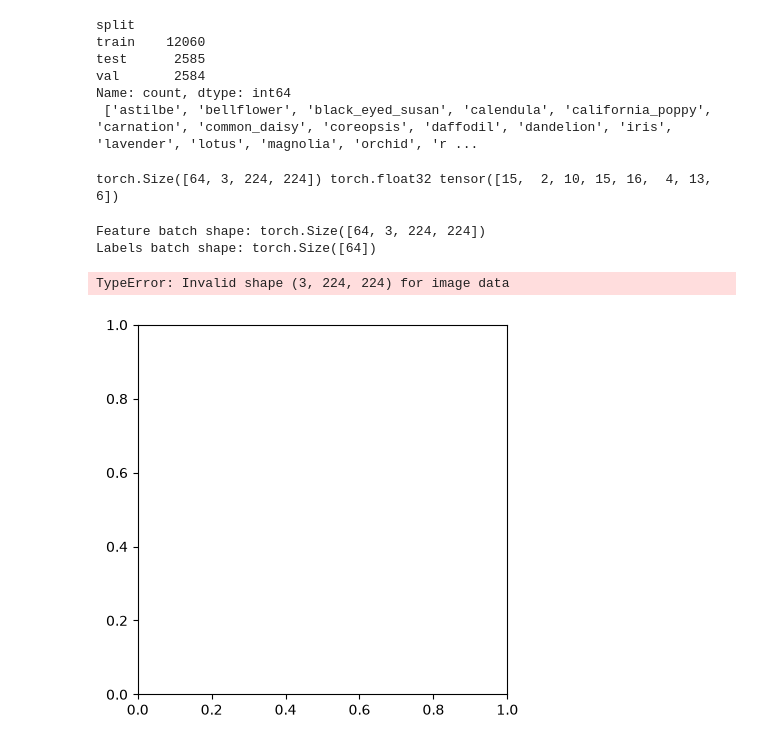
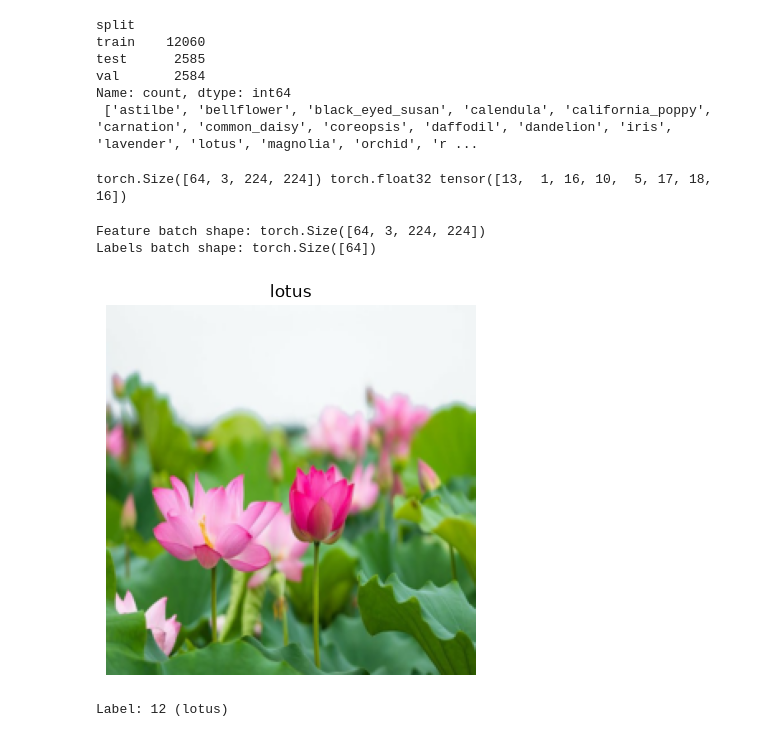
Before and after one commit to 184952/BloMLster, a Jupyter notebook: notebooks/yaboi.ipynb, the cells around one changed output. Drawn from its saved outputs; the diff is of its cells as text; code cells hidden in the pictures.

```diff
--- a/notebooks/yaboi.ipynb
+++ b/notebooks/yaboi.ipynb
@@ -118,7 +117,7 @@ class CustomImageDataset(Dataset):
 
     def __getitem__(self, idx):
         img_path = os.path.join(self.img_dir, self.img_labels.iloc[idx, 0])
-        image = decode_image(img_path, mode=ImageReadMode.RGB)
+        image = v2.functional.pil_to_tensor(Image.open(img_path).convert("RGB"))  # uint8 [3, H, W]
         label = int(self.img_labels.iloc[idx, 1])
         if self.transform:
             image = self.transform(image)
@@ -158,21 +157,27 @@ test_dataloader  = DataLoader(test_data,     batch_size=batch_size)
 X, y = next(iter(train_dataloader))
 print(X.shape, X.dtype, y[:8])  # torch.Size([32, 3, 224, 224]) torch.float32
 # %% [output]
-torch.Size([64, 3, 224, 224]) torch.float32 tensor([15,  2, 10, 15, 16,  4, 13,  6])
+torch.Size([64, 3, 224, 224]) torch.float32 tensor([13,  1, 16, 10,  5, 17, 18, 16])
 # %%
 #display
 
 # Display image and label.
 train_features, train_labels = next(iter(train_dataloader))
 print(f"Feature batch shape: {train_features.size()}")
 print(f"Labels batch shape: {train_labels.size()}")
-img = train_features[0].squeeze()
-label = train_labels[0]
-plt.imshow(img, cmap="gray")
+
+img = train_features[0]                                            # [3, 224, 224]
+img = img * torch.tensor(std).view(3, 1, 1) + torch.tensor(mean).view(3, 1, 1)  # angre Normalize
+img = img.permute(1, 2, 0).clamp(0, 1)                             # -> [224, 224, 3]
+label = train_labels[0].item()
+
+plt.imshow(img)
+plt.title(classes[label])
+plt.axis("off")
 plt.show()
-print(f"Label: {label}")
+print(f"Label: {label} ({classes[label]})")
 # %% [output]
 Feature batch shape: torch.Size([64, 3, 224, 224])
 Labels batch shape: torch.Size([64])
+[figure, new version]
-TypeError: Invalid shape (3, 224, 224) for image data
+Label: 12 (lotus)
-[figure, old version]
```
Also changed, not shown: parts of 3 cells of this notebook, 5 other files.
